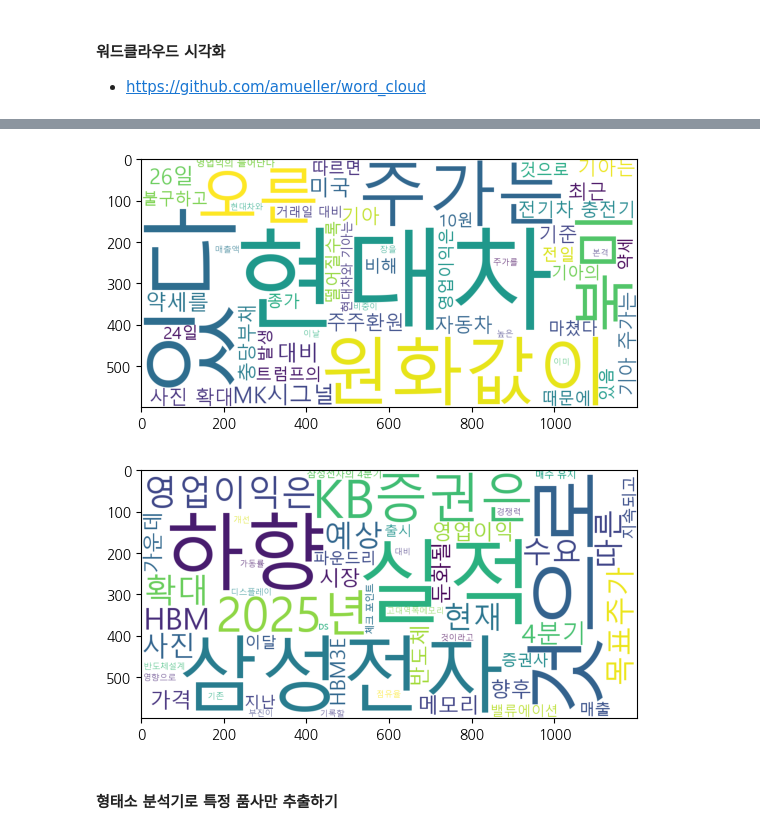
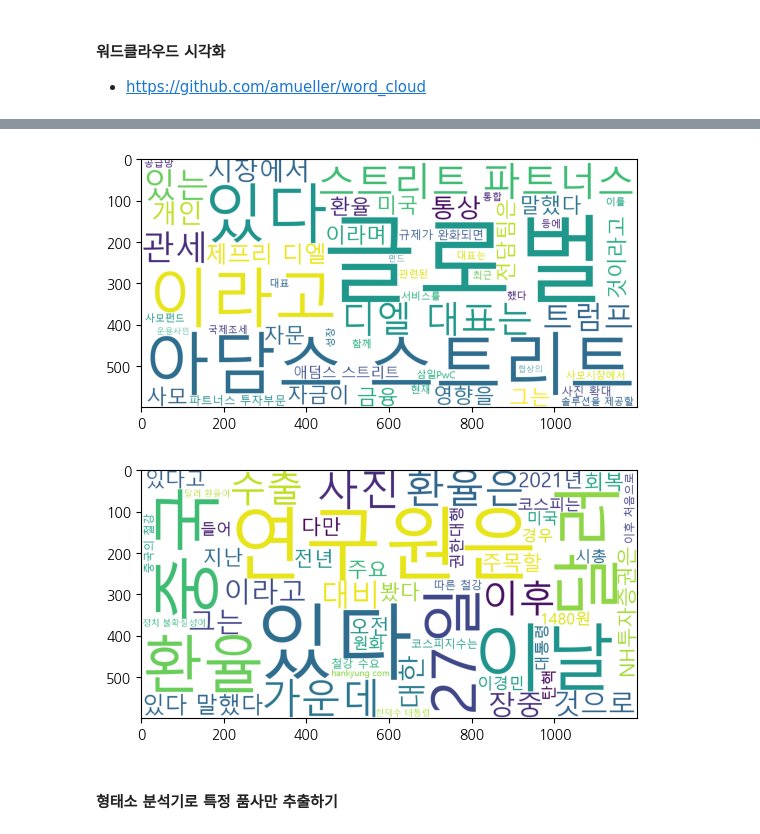
Before and after one commit to sang105kr/kdt_pythonstudy2, a Jupyter notebook: stock/증권뉴스_자연어처리_RSS.ipynb, the cells around one changed output, grey strips where cells are left out. Cells and saved outputs as stored; diff of their text form; code cells hidden in the pictures.

```diff
--- a/stock/증권뉴스_자연어처리_RSS.ipynb
+++ b/stock/증권뉴스_자연어처리_RSS.ipynb
@@ -146,7 +161,7 @@ WordCloud?
 def display_word_cloud(str, max_words=30, width=1200, height=600) :
     font_path = r'C:\Windows\Fonts\malgun.ttf'
     stopwords = ['코스피','코스닥','종목','ETF','주식','주가','상승','하락','상장','투자','서학','동학','기업','시장'
-                 '시총','목표가','올해','내년','국내','해외','외국인','소식에','기대감']
+                 '시총','목표가','올해','내년','국내','해외','외국인','소식에','기대감','한국','증시']
     word_cloud = WordCloud(font_path=font_path,
                       width=width,
                       height=height,
@@ -179,13 +194,13 @@ tmp_word_cloud = display_word_cloud(tmp_str,50)
 # %%
-tmp_str = ''.join(df[df['제목'].str.contains('현대차')]['내용'])
+tmp_str = ''.join(df[df['제목'].str.contains('트럼프')]['내용'])
 tmp_word_cloud = display_word_cloud(tmp_str,50)
 # %% [output]
-[figure, old version]
+[figure, new version]
 # %%
-tmp_str = ''.join(df[df['제목'].str.contains('삼성전자')]['내용'])
+tmp_str = ''.join(df[df['제목'].str.contains('환율')]['내용'])
 tmp_word_cloud = display_word_cloud(tmp_str,50)
 # %% [output]
-[figure, old version]
+[figure, new version]
 # %% [markdown]
 #### 형태소 분석기로 특정 품사만 추출하기
 # %%
```
Also changed, not shown: parts of 30 cells of this notebook, 7 other files.
